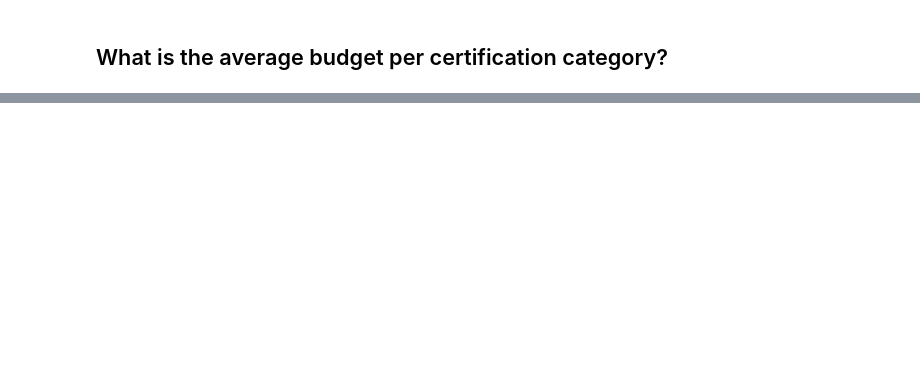
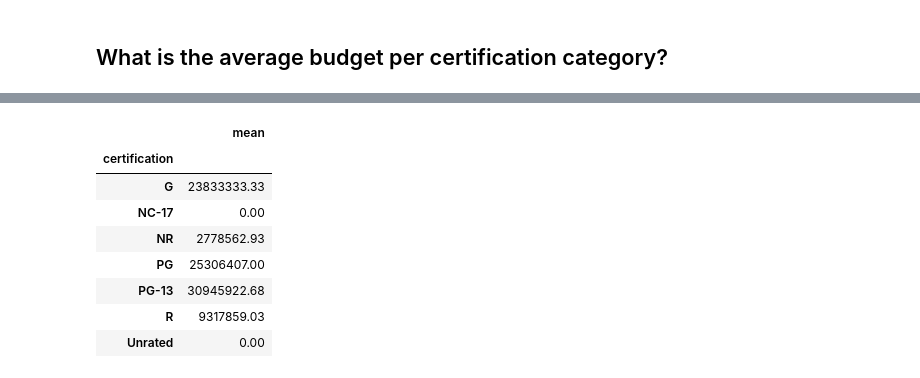
Before and after one commit to JmB17/Data-Enrichment-Project, a Jupyter notebook: Project 3 Part 2 EDA.ipynb, the cells around one changed output, grey strips where cells are left out. Cells and saved outputs as stored; diff of their text form; code cells hidden in the pictures; blank space fills up the shorter version.

```diff
--- a/Project 3 Part 2 EDA.ipynb
+++ b/Project 3 Part 2 EDA.ipynb
@@ -111,2 +120,16 @@ Name: budget, dtype: float64
+# %%
+avg_bug = tmdb_results_combined.groupby('certification')['budget'].agg(['mean'])
+avg_bug['mean'] = round(avg_bug['mean'],2)
+avg_bug
+# %% [output]
+|  | mean |
+| certification |  |
+| G | 23833333.33 |
+| NC-17 | 0.00 |
+| NR | 2778562.93 |
+| PG | 25306407.00 |
+| PG-13 | 30945922.68 |
+| R | 9317859.03 |
+| Unrated | 0.00 |
 # %%
 fig, ax = plt.subplots(figsize=(8,4))
```
Also changed, not shown: parts of 12 cells of this notebook, 10 other files.
